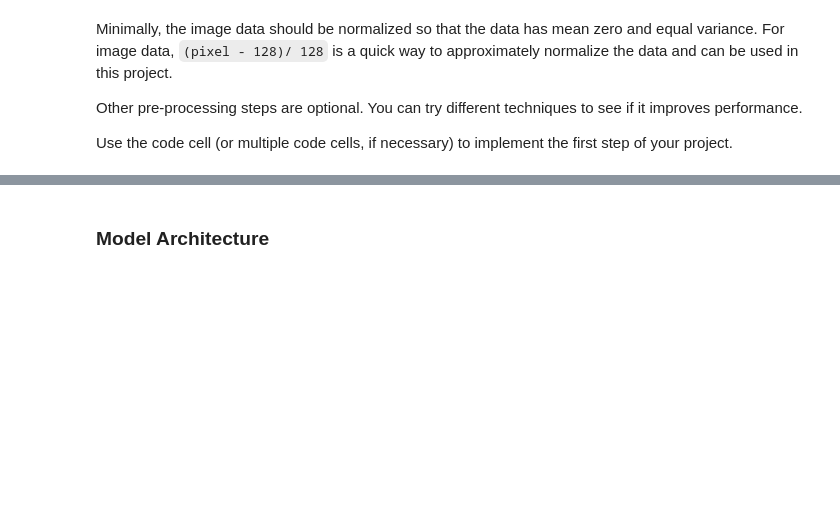
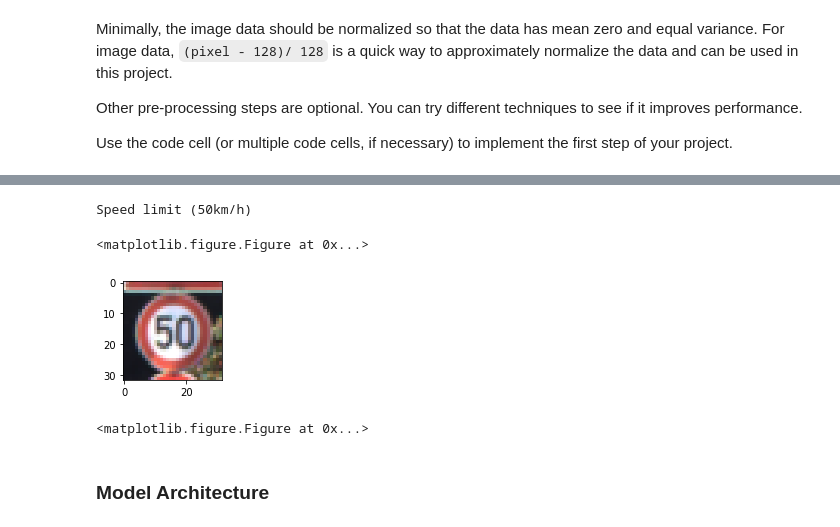
Before and after one commit to dhnkrn/Traffic-Sign-Classifier, a Jupyter notebook: Traffic_Sign_Classifier.ipynb, the cells around one changed output, grey strips where cells are left out. Drawn from its saved outputs; the diff is of its cells as text; code cells hidden in the pictures; blank space fills up the shorter version.

```diff
--- a/Traffic_Sign_Classifier.ipynb
+++ b/Traffic_Sign_Classifier.ipynb
@@ -207,3 +198,20 @@ Keep left
+# %%
+index = randint(0, n_train)
+print(signs[y_train_clean[index]])
+plt.subplot(2,2,1)
+plt.imshow(X_train_clean[index])
+#print(np.squeeze(x_train, axis=3).shape)
+plt.figure()
+
+#plt.imshow(np.squeeze(x_train, axis=3)[index], cmap='gray')
+#print(x_train[0][0][0:2])
+#plt.figure()
+#plt.imshow(exposure.equalize_adapthist(np.squeeze(x_train, axis=3)[index]), cmap='gray')
+# %% [output]
+Speed limit (50km/h)
+<matplotlib.figure.Figure at 0x...>
+[figure, added]
+<matplotlib.figure.Figure at 0x...>
 # %% [markdown]
 ### Model Architecture
 # %%
```
Also changed, not shown: parts of 8 cells of this notebook, 10 other files.
